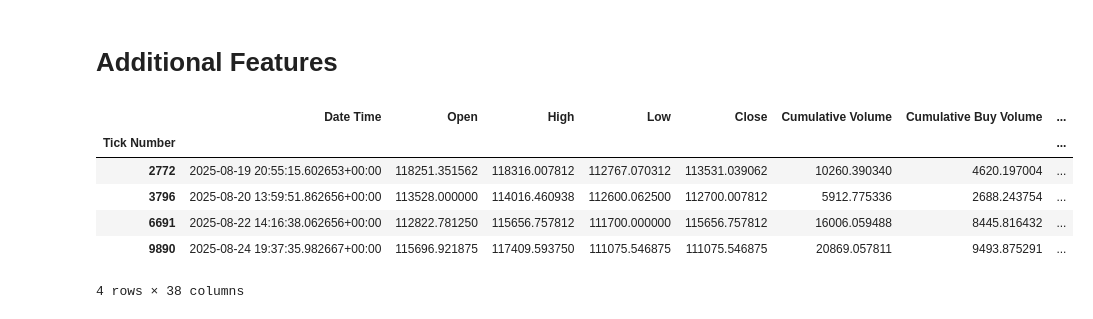
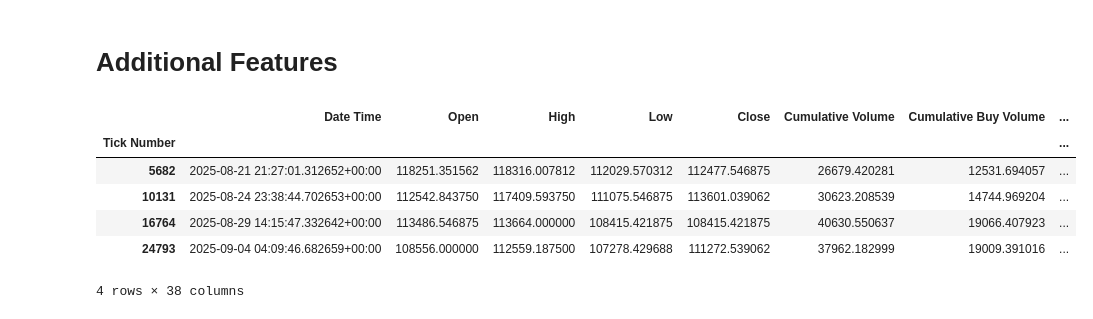
Before and after one commit to engr-bobet-14/Trading-Systems, a Jupyter notebook: smart-money/Notebook/[01] Data Structures.ipynb, the cells around one changed output. Cells and saved outputs as stored; diff of their text form; code cells hidden in the pictures.

Commit message:
aggregate_features function  -  data structures

```diff
--- a/smart-money/Notebook/[01] Data Structures.ipynb
+++ b/smart-money/Notebook/[01] Data Structures.ipynb
@@ -1010,5 +993,5 @@ weighted_mean = ['tr_vwap']
 # %%
-def aggregate_feature(raw_df, resumpling_df, feature_name, agg_func=np.sum):
+def grouped_features(raw_df, resumpling_df, feature_name, agg_func=np.sum):
     """
     Aggregate a feature between Tick Number ranges using a specified aggregation function.
 
@@ -1070,38 +1053,3 @@ def price_vwap(raw_df, resumpling_df, feature_name, vol_colum_name ='ohlc_volume
         resumpling_df.loc[end, feature_name] = np.average(m[start:(end+1)], weights=vol[start:(end+1)])
 
     return resumpling_df
-# %%
-res =EIB_dollar.set_index("Tick Number").copy()
-
-#summatio
-for i in vol_sum:
-    res = aggregate_feature(raw_df=df,
-                            resumpling_df=res,
-                            feature_name=i,
-                            agg_func=np.sum)
-
-for _ in last_states:
-    res = last_state(raw_df=df,
-           resumpling_df=res,
-           feature_name=_)
-
-for x in mean_bar:
-    res = aggregate_feature(raw_df=df,
-                            resumpling_df=res,
-                            feature_name=x,
-                            agg_func=np.mean)
-for z in weighted_mean:
-    price_vwap(raw_df=df,
-            resumpling_df=res,
-            feature_name= z,
-            vol_colum_name ='ohlc_volume')
-
-res
-# %% [output]
-|  | Date Time | Open | High | Low | Close | Cumulative Volume | Cumulative Buy Volume | ... |
-| Tick Number |  |  |  |  |  |  |  | ... |
-| 2772 | 2025-08-19 20:55:15.602653+00:00 | 118251.351562 | 118316.007812 | 112767.070312 | 113531.039062 | 10260.390340 | 4620.197004 | ... |
-| 3796 | 2025-08-20 13:59:51.862656+00:00 | 113528.000000 | 114016.460938 | 112600.062500 | 112700.007812 | 5912.775336 | 2688.243754 | ... |
-| 6691 | 2025-08-22 14:16:38.062656+00:00 | 112822.781250 | 115656.757812 | 111700.000000 | 115656.757812 | 16006.059488 | 8445.816432 | ... |
-| 9890 | 2025-08-24 19:37:35.982667+00:00 | 115696.921875 | 117409.593750 | 111075.546875 | 111075.546875 | 20869.057811 | 9493.875291 | ... |
-4 rows × 38 columns
@@ -1107,0 +1100,11 @@ res
+# %%
+df_features = aggregate_features(input_df=df, sampling_df=dollar_run_bars)
+df_features
+# %% [output]
+|  | Date Time | Open | High | Low | Close | Cumulative Volume | Cumulative Buy Volume | ... |
+| Tick Number |  |  |  |  |  |  |  | ... |
+| 5682 | 2025-08-21 21:27:01.312652+00:00 | 118251.351562 | 118316.007812 | 112029.570312 | 112477.546875 | 26679.420281 | 12531.694057 | ... |
+| 10131 | 2025-08-24 23:38:44.702653+00:00 | 112542.843750 | 117409.593750 | 111075.546875 | 113601.039062 | 30623.208539 | 14744.969204 | ... |
+| 16764 | 2025-08-29 14:15:47.332642+00:00 | 113486.546875 | 113664.000000 | 108415.421875 | 108415.421875 | 40630.550637 | 19066.407923 | ... |
+| 24793 | 2025-09-04 04:09:46.682659+00:00 | 108556.000000 | 112559.187500 | 107278.429688 | 111272.539062 | 37962.182999 | 19009.391016 | ... |
+4 rows × 38 columns
```
Also changed, not shown: parts of 9 cells of this notebook.
